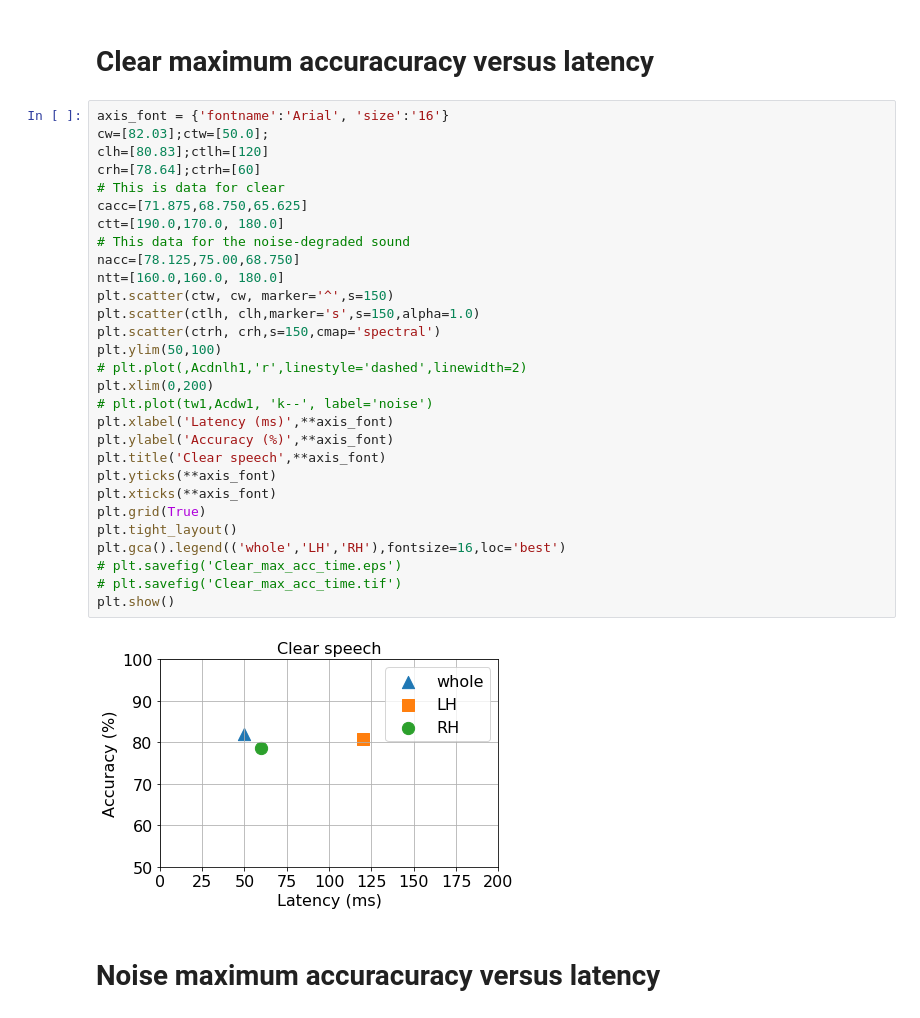
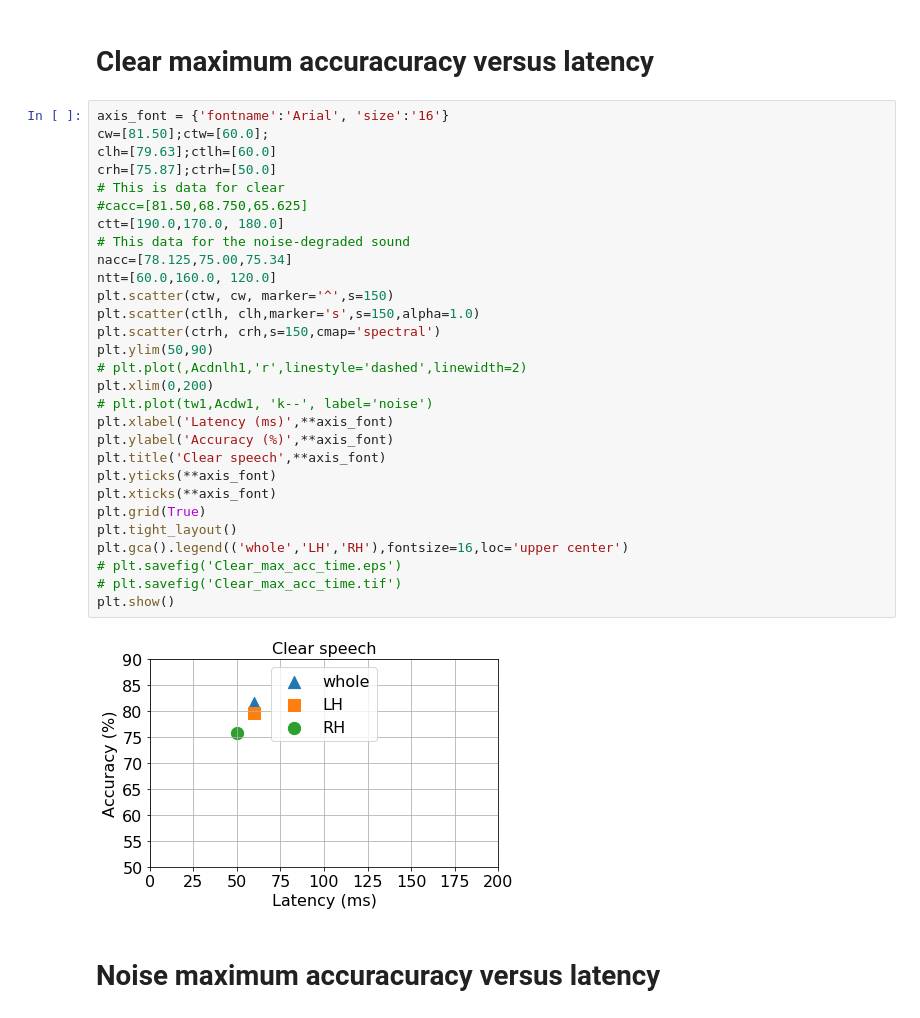
Before and after one commit to msultanmahmud/EEG_Analysis, a Jupyter notebook: Baseline_correction/Source_Baseline_SVM_Summary_Results_visualiz_All_final_clear_noise_v1.ipynb, the cells around one changed output. Saved outputs shown, nothing was run; the diff lists cells and outputs as text.

```diff
--- a/Baseline_correction/Source_Baseline_SVM_Summary_Results_visualiz_All_final_clear_noise_v1.ipynb
+++ b/Baseline_correction/Source_Baseline_SVM_Summary_Results_visualiz_All_final_clear_noise_v1.ipynb
@@ -117,35 +117,35 @@ no: 73.4072022161
 # Clear maximum accuracuracy versus latency
 # %%
 axis_font = {'fontname':'Arial', 'size':'16'}
-cw=[82.03];ctw=[50.0];
-clh=[80.83];ctlh=[120]
-crh=[78.64];ctrh=[60]
+cw=[81.50];ctw=[60.0];
+clh=[79.63];ctlh=[60.0]
+crh=[75.87];ctrh=[50.0]
 # This is data for clear
-cacc=[71.875,68.750,65.625]
+#cacc=[81.50,68.750,65.625]
 ctt=[190.0,170.0, 180.0]
 # This data for the noise-degraded sound
-nacc=[78.125,75.00,68.750]
-ntt=[160.0,160.0, 180.0]
+nacc=[78.125,75.00,75.34]
+ntt=[60.0,160.0, 120.0]
 plt.scatter(ctw, cw, marker='^',s=150)
 plt.scatter(ctlh, clh,marker='s',s=150,alpha=1.0)
 plt.scatter(ctrh, crh,s=150,cmap='spectral')
-plt.ylim(50,100)
+plt.ylim(50,90)
 # plt.plot(,Acdnlh1,'r',linestyle='dashed',linewidth=2)
 plt.xlim(0,200)
 # plt.plot(tw1,Acdw1, 'k--', label='noise')
 plt.xlabel('Latency (ms)',**axis_font)
 plt.ylabel('Accuracy (%)',**axis_font)
 plt.title('Clear speech',**axis_font)
 plt.yticks(**axis_font)
 plt.xticks(**axis_font)
 plt.grid(True)
 plt.tight_layout()
-plt.gca().legend(('whole','LH','RH'),fontsize=16,loc='best')
+plt.gca().legend(('whole','LH','RH'),fontsize=16,loc='upper center')
 # plt.savefig('Clear_max_acc_time.eps')
 # plt.savefig('Clear_max_acc_time.tif')
 plt.show()
 # %% [output]
-[figure, old version]
+[figure, new version]
 # %% [markdown]
 # Noise maximum accuracuracy versus latency
 # %%
```
Also changed, not shown: parts of 8 cells of this notebook, 11 other files.
